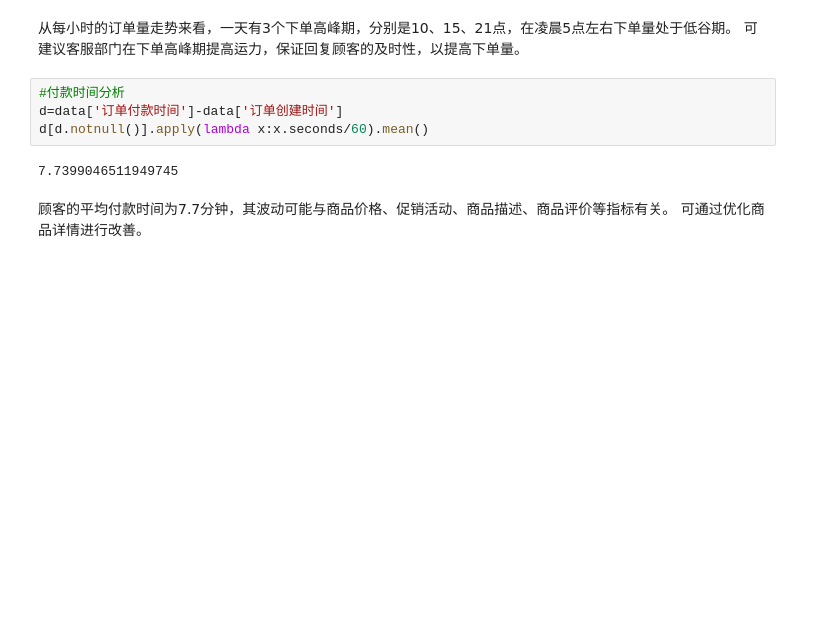
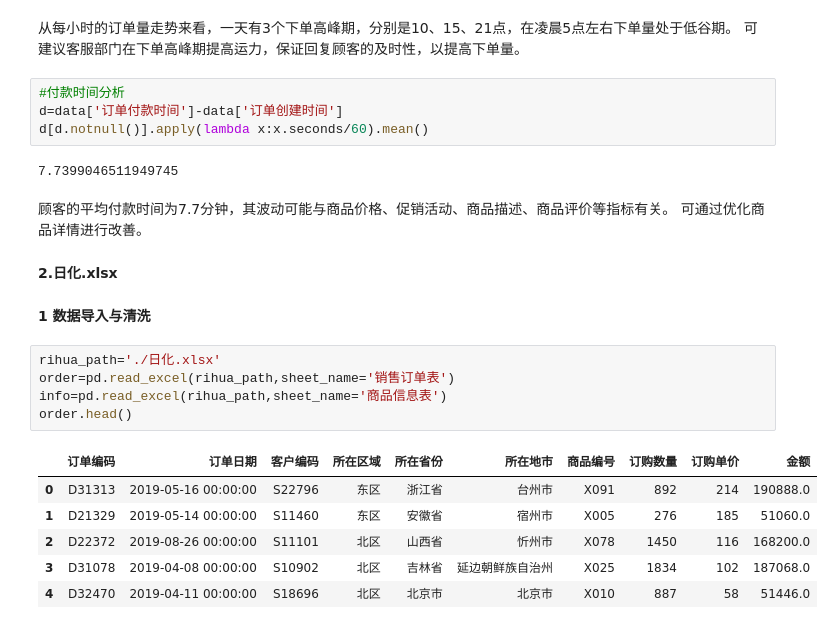
Before and after one commit to xxyCptz/Tmall-data-analysis, a Jupyter notebook: Tmall data analysis.ipynb, the cells around one changed output. Drawn from its saved outputs; the diff is of its cells as text; blank space fills up the shorter version.

```diff
--- a/Tmall data analysis.ipynb
+++ b/Tmall data analysis.ipynb
@@ -195,3 +197,19 @@ d[d.notnull()].apply(lambda x:x.seconds/60).mean()
 # %% [markdown]
 顾客的平均付款时间为7.7分钟，其波动可能与商品价格、促销活动、商品描述、商品评价等指标有关。
 可通过优化商品详情进行改善。
+# %% [markdown]
+**2.日化.xlsx**
+# %% [markdown]
+**1 数据导入与清洗**
+# %%
+rihua_path='./日化.xlsx'
+order=pd.read_excel(rihua_path,sheet_name='销售订单表')
+info=pd.read_excel(rihua_path,sheet_name='商品信息表')
+order.head()
+# %% [output]
+|  | 订单编码 | 订单日期 | 客户编码 | 所在区域 | 所在省份 | 所在地市 | 商品编号 | 订购数量 | 订购单价 | 金额 |
+| 0 | D31313 | 2019-05-16 00:00:00 | S22796 | 东区 | 浙江省 | 台州市 | X091 | 892 | 214 | 190888.0 |
+| 1 | D21329 | 2019-05-14 00:00:00 | S11460 | 东区 | 安徽省 | 宿州市 | X005 | 276 | 185 | 51060.0 |
+| 2 | D22372 | 2019-08-26 00:00:00 | S11101 | 北区 | 山西省 | 忻州市 | X078 | 1450 | 116 | 168200.0 |
+| 3 | D31078 | 2019-04-08 00:00:00 | S10902 | 北区 | 吉林省 | 延边朝鲜族自治州 | X025 | 1834 | 102 | 187068.0 |
+| 4 | D32470 | 2019-04-11 00:00:00 | S18696 | 北区 | 北京市 | 北京市 | X010 | 887 | 58 | 51446.0 |
```
Also changed, not shown: parts of 31 cells of this notebook.
